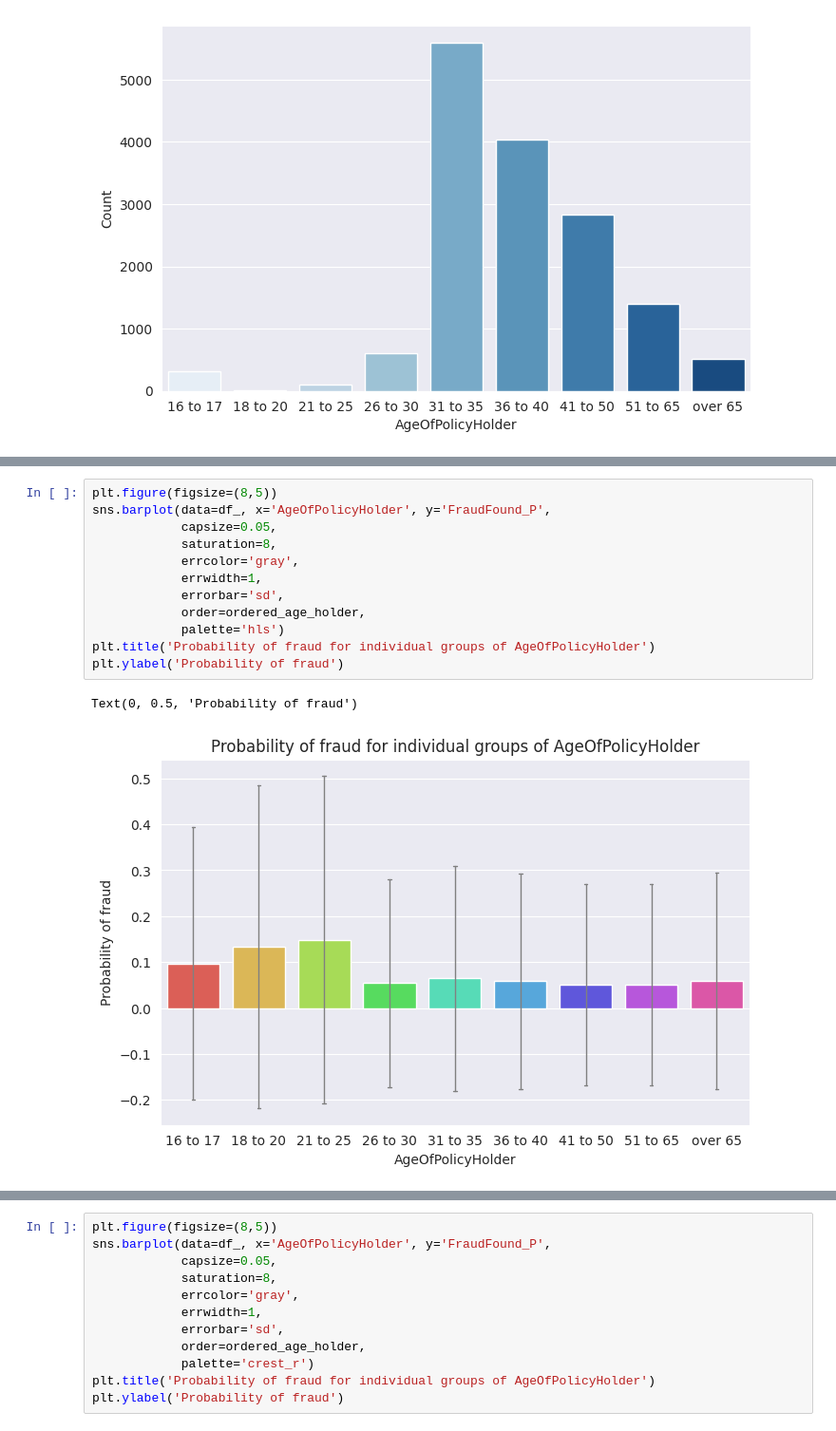
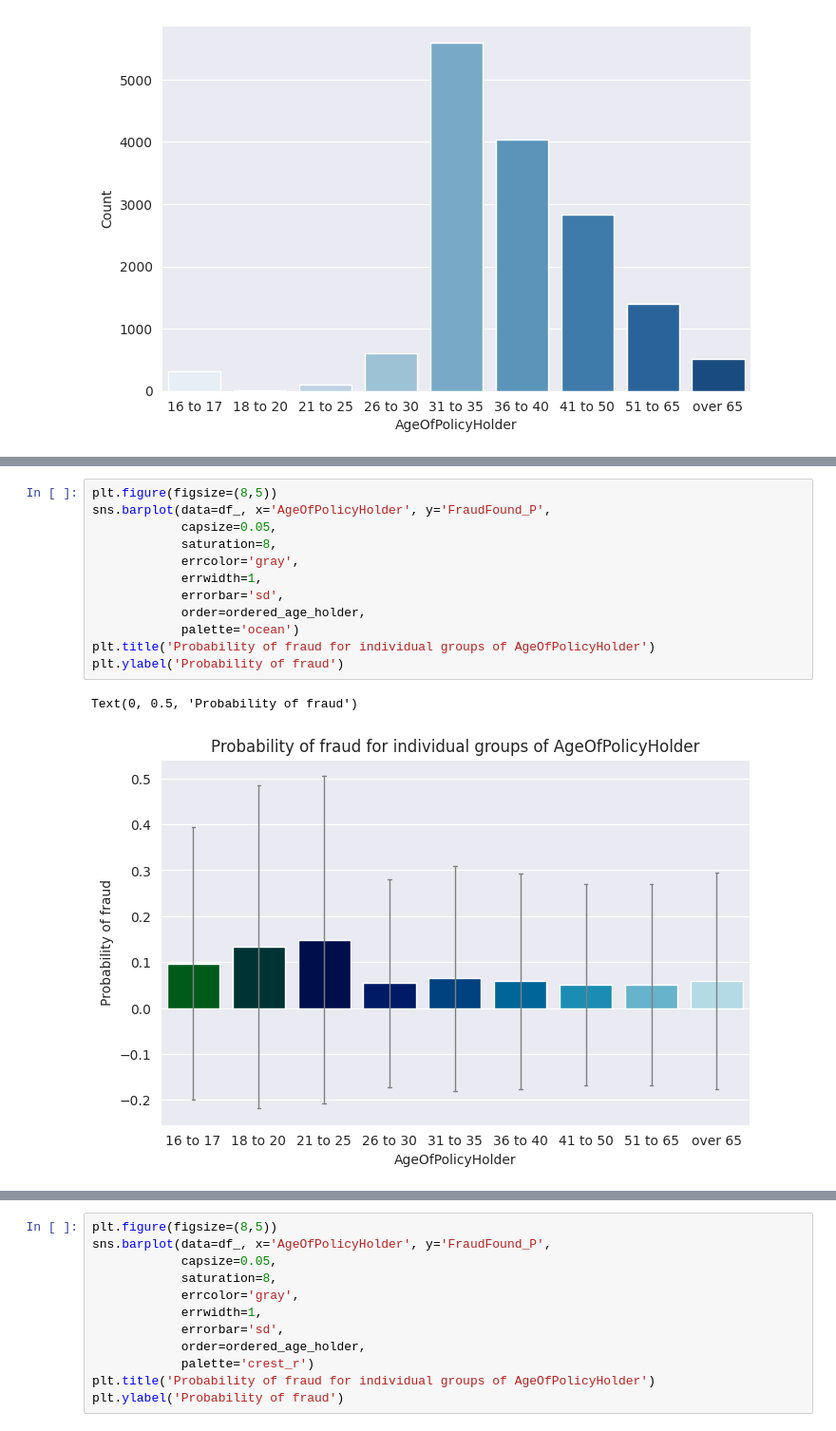
Before and after one commit to aziegert/Vehicle_Insurance_Claim_Fraud_Detection, a Jupyter notebook: Vehicle_Insurance_Claim_Fraud_Detection_v2.ipynb, the cells around one changed output, grey strips where cells are left out. Shown at 95% size. Cells and saved outputs as stored; diff of their text form.

```diff
--- a/Vehicle_Insurance_Claim_Fraud_Detection_v2.ipynb
+++ b/Vehicle_Insurance_Claim_Fraud_Detection_v2.ipynb
@@ -194,18 +194,18 @@ Text(0, 0.5, 'Probability of fraud')
 # %%
 plt.figure(figsize=(8,5))
 sns.barplot(data=df_, x='AgeOfPolicyHolder', y='FraudFound_P',
             capsize=0.05,
             saturation=8,
             errcolor='gray',
             errwidth=1,
             errorbar='sd',
             order=ordered_age_holder,
-            palette='hls')
+            palette='ocean')
 plt.title('Probability of fraud for individual groups of AgeOfPolicyHolder')
 plt.ylabel('Probability of fraud')
 # %% [output]
 Text(0, 0.5, 'Probability of fraud')
-[figure, old version]
+[figure, new version]
 # %%
 plt.figure(figsize=(8,5))
 sns.barplot(data=df_, x='AgeOfPolicyHolder', y='FraudFound_P',
```
Also changed, not shown: parts of 2 cells of this notebook.
